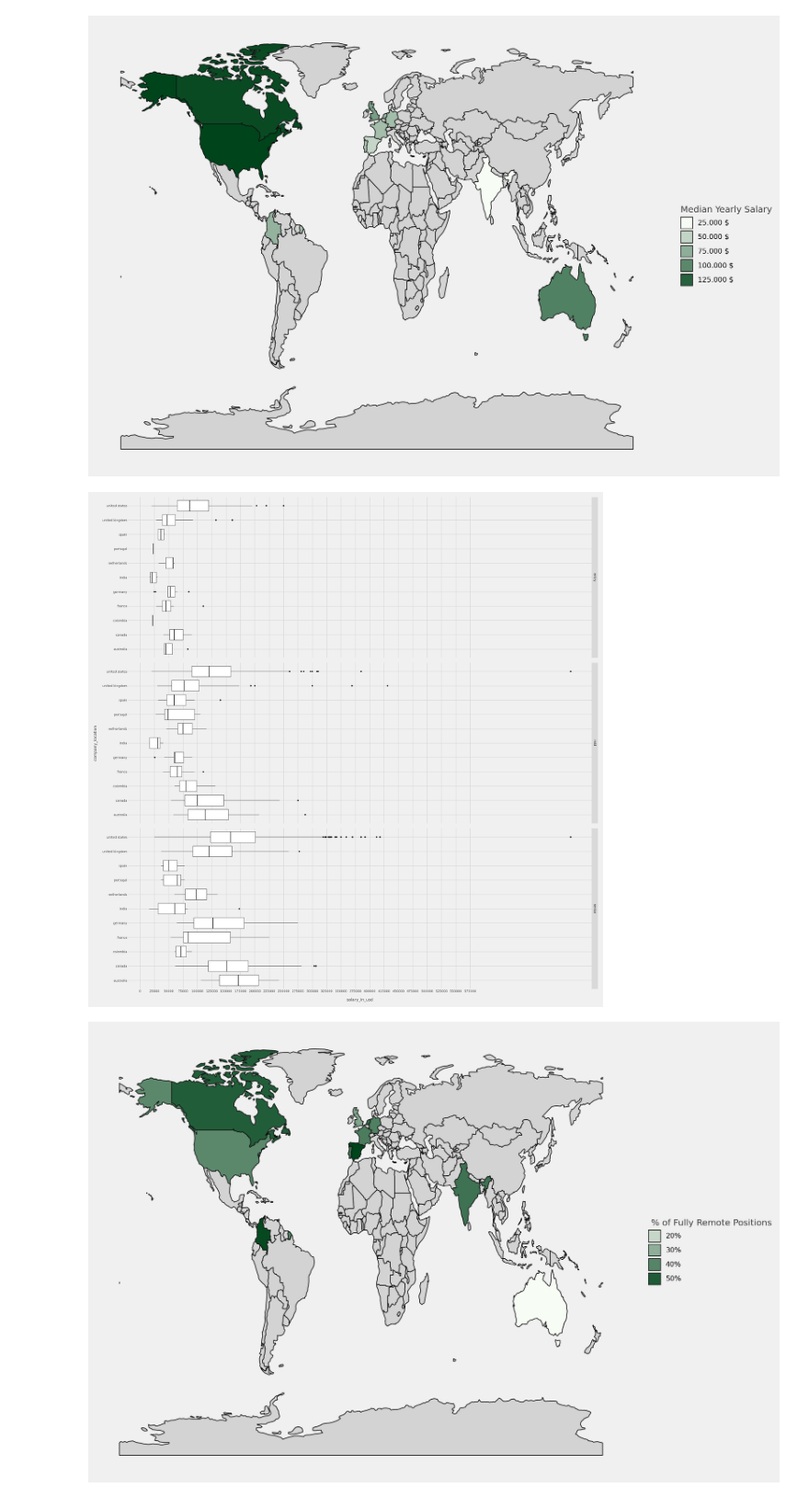
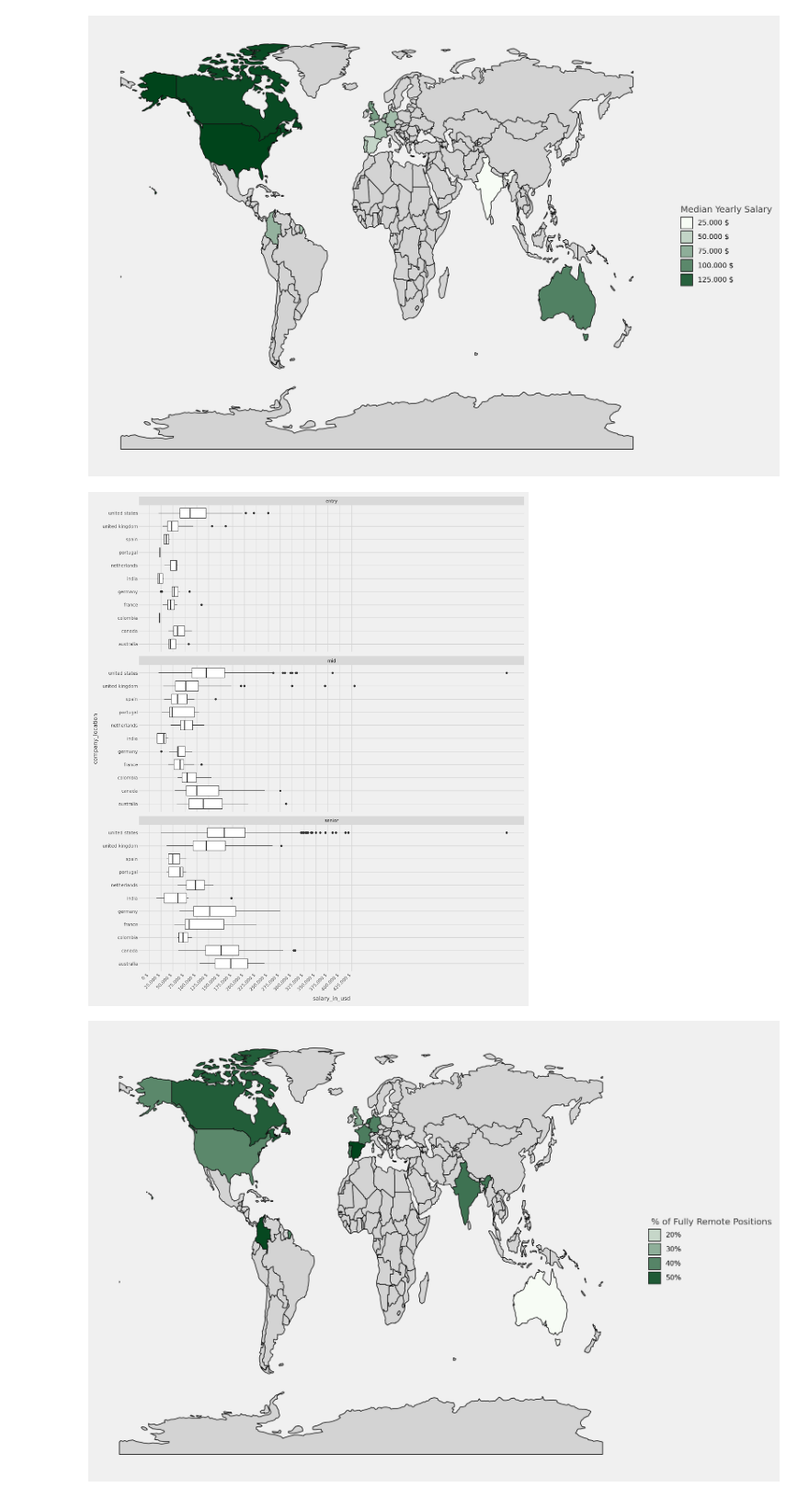
Before and after one commit to MarcoGennaro01/Data_Science_Jobs_-2020-2024-Data_Visualization, a Jupyter notebook: main.ipynb, the cells around one changed output. Shown at 92% size. Cells and saved outputs as stored; diff of their text form; code cells hidden in the pictures.

```diff
--- a/main.ipynb
+++ b/main.ipynb
@@ -305,5 +301,0 @@ united states | United States of America
-# %%
-data = data[~data["company_location"].isin(["andorra", "hong kong", "malta", "singapore"])]
-#deleting rows which company location is in the list above
-data.loc[(data["company_location"] == "puerto rico"),"matched_name"] = "United States of America"
-print(data.loc[data["company_location"] == "puerto rico"]["matched_name"])
@@ -362,14 +315,3 @@ def labeller1(x):
 )
 # %% [output]
 [figure]
-# %%
-(
-    ggplot(data, aes(x = 'company_location', y = 'salary_in_usd'))
-    + scale_y_continuous(breaks = range(0,600000,25000))
-    + geom_boxplot()
-    + facet_grid(rows = "experience_level",scales = "fixed")
-    + theme(figure_size=)
-    + coord_flip()
-)
-# %% [output]
-[figure, removed]
@@ -379,3 +318,15 @@ remote_prop = merge(remote_prop,gdf.loc[:,"ADMIN":"geometry"], how = "right", le
+# %%
+(
+    ggplot(data, aes(x='company_location', y='salary_in_usd'))
+    + geom_boxplot()
+    + scale_y_continuous(breaks = range(0,450000,25000),
+                         labels = lambda l: [labeller1(x) for x in l])
+    + facet_wrap("experience_level", scales="fixed", ncol=1)
+    + theme(figure_size=(12, 14), axis_text_x=element_text(rotation=45, ha='right'))
+    + coord_flip()
+)
+# %% [output]
+[figure, added]
 # %%
 (
     ggplot(remote_prop, aes(fill = "work_models"))
```
Also changed, not shown: parts of 60 cells of this notebook.
